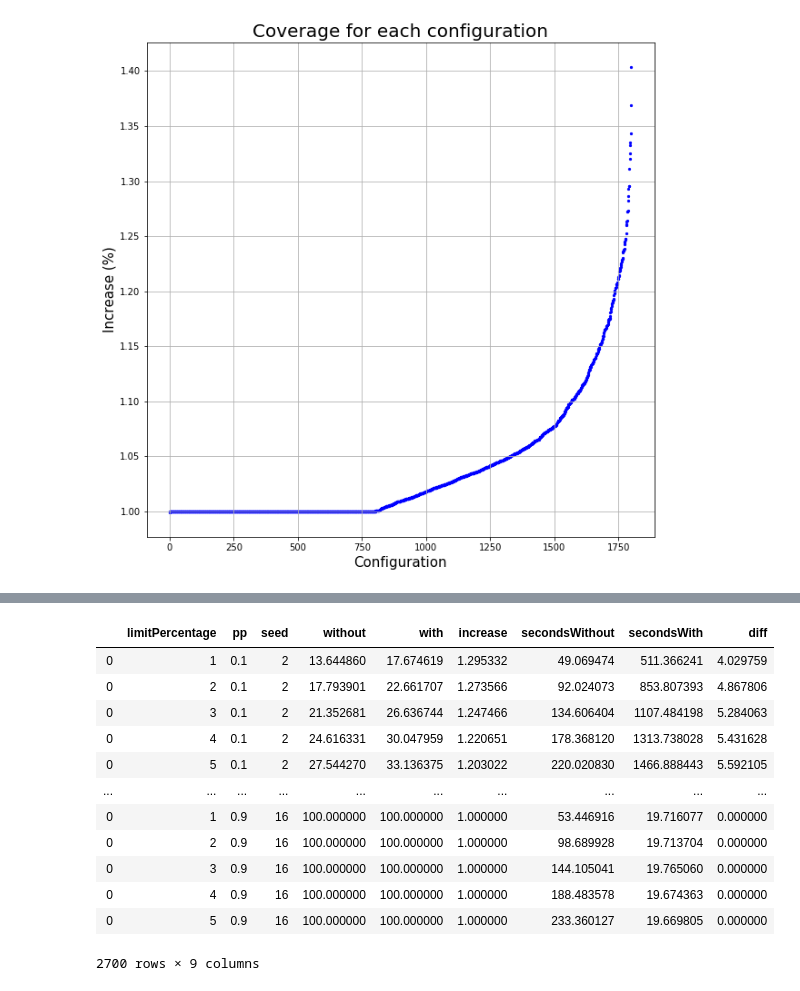
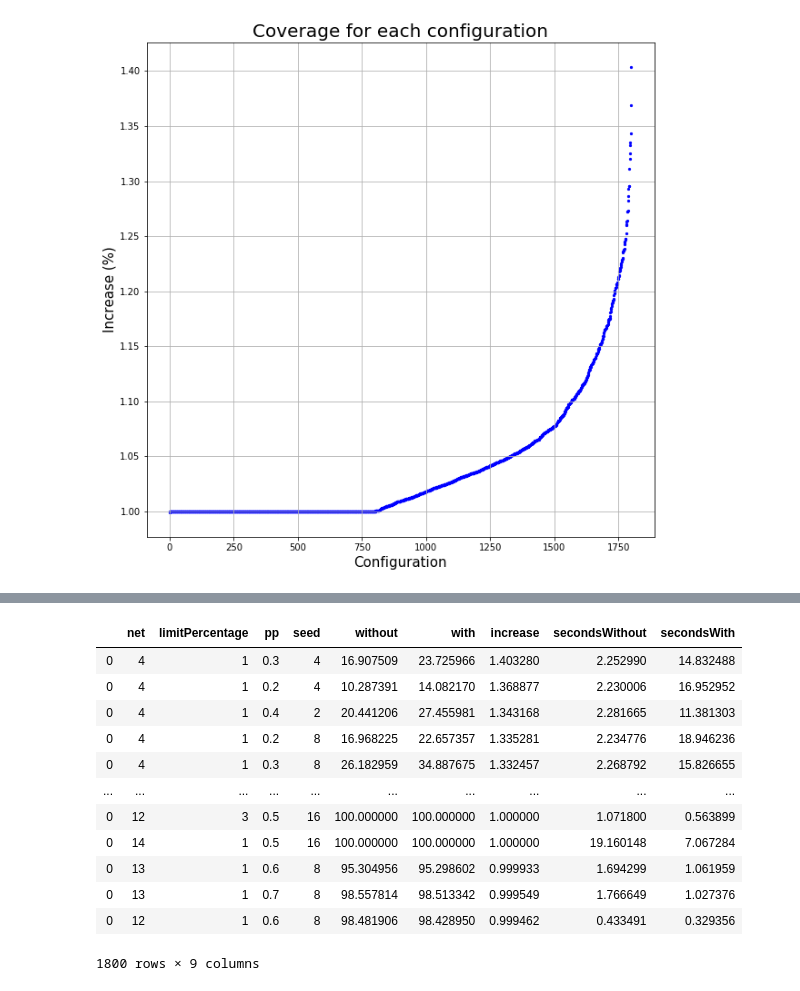
Before and after one commit to patrycze/ICCS2020_VOTERANK, a Jupyter notebook: analysis/last.ipynb, the cells around one changed output, grey strips where cells are left out. Drawn from its saved outputs; the diff is of its cells as text; code cells hidden in the pictures.

```diff
--- a/analysis/last.ipynb
+++ b/analysis/last.ipynb
@@ -161,7 +161,7 @@ for net in [1, 2, 3, 4, 5, 6, 7, 8, 9, 10, 11, 12, 13, 14, 15]:
                 temp_without = pd.DataFrame(subdata_without)
                 temp_with = pd.DataFrame(subdata_with)
 
-                temp = pd.DataFrame({'limitPercentage': limitPercentage, 'pp': pp, 'seed': numberOfSeeds, 'without': [subdata_without['infectedTotalPercentage']], 'with': [subdata_with['infectedTotalPercentage']],
+                temp = pd.DataFrame({'net': net, 'limitPercentage': limitPercentage, 'pp': pp, 'seed': numberOfSeeds, 'without': [subdata_without['infectedTotalPercentage']], 'with': [subdata_with['infectedTotalPercentage']],
                                      'increase': [subdata_with['infectedTotalPercentage'] / subdata_without['infectedTotalPercentage']],'secondsWithout': subdata_without['seconds'], 'secondsWith': subdata_with['seconds']})
 
                 lastRows_with = lastRows_with.append(temp)
@@ -187,7 +187,7 @@ fig, ax = plt.subplots(ncols=1, nrows=1, figsize=(10,10))
 
 # ax.scatter(list(range(len(lastRows_with.index))), lastRows_with['infectedTotalPercentage'], s=10, color='red')
 # ax.scatter(list(range(len(lastRows_without.index))), lastRows_without['infectedTotalPercentage'], s=5, color='blue')
-lastRows_with = lastRows_with.sort_values('increase')
+lastRows_with = lastRows_with.sort_values('without')
 
 
 ax.scatter(list(range(len(lastRows_with.index))), lastRows_with['with'], s=5, color='blue', label='with calculations')
@@ -250,17 +250,19 @@ print('Średnie pokrycie dla wszystkich przypadków bez przeliczania', lastRows_
 # %%
-lastRows_with['diff'] = lastRows_with['with'] - lastRows_with['without']
+lastRows_with = lastRows_with.dropna()
+
+lastRows_with = lastRows_with.sort_values('increase', ascending=False)
 lastRows_with
 # %% [output]
-|  | limitPercentage | pp | seed | without | with | increase | secondsWithout | secondsWith | diff |
-| 0 | 1 | 0.1 | 2 | 13.644860 | 17.674619 | 1.295332 | 49.069474 | 511.366241 | 4.029759 |
-| 0 | 2 | 0.1 | 2 | 17.793901 | 22.661707 | 1.273566 | 92.024073 | 853.807393 | 4.867806 |
-| 0 | 3 | 0.1 | 2 | 21.352681 | 26.636744 | 1.247466 | 134.606404 | 1107.484198 | 5.284063 |
-| 0 | 4 | 0.1 | 2 | 24.616331 | 30.047959 | 1.220651 | 178.368120 | 1313.738028 | 5.431628 |
-| 0 | 5 | 0.1 | 2 | 27.544270 | 33.136375 | 1.203022 | 220.020830 | 1466.888443 | 5.592105 |
+|  | net | limitPercentage | pp | seed | without | with | increase | secondsWithout | secondsWith |
+| 0 | 4 | 1 | 0.3 | 4 | 16.907509 | 23.725966 | 1.403280 | 2.252990 | 14.832488 |
+| 0 | 4 | 1 | 0.2 | 4 | 10.287391 | 14.082170 | 1.368877 | 2.230006 | 16.952952 |
+| 0 | 4 | 1 | 0.4 | 2 | 20.441206 | 27.455981 | 1.343168 | 2.281665 | 11.381303 |
+| 0 | 4 | 1 | 0.2 | 8 | 16.968225 | 22.657357 | 1.335281 | 2.234776 | 18.946236 |
+| 0 | 4 | 1 | 0.3 | 8 | 26.182959 | 34.887675 | 1.332457 | 2.268792 | 15.826655 |
 | ... | ... | ... | ... | ... | ... | ... | ... | ... | ... |
-| 0 | 1 | 0.9 | 16 | 100.000000 | 100.000000 | 1.000000 | 53.446916 | 19.716077 | 0.000000 |
-| 0 | 2 | 0.9 | 16 | 100.000000 | 100.000000 | 1.000000 | 98.689928 | 19.713704 | 0.000000 |
-| 0 | 3 | 0.9 | 16 | 100.000000 | 100.000000 | 1.000000 | 144.105041 | 19.765060 | 0.000000 |
-| 0 | 4 | 0.9 | 16 | 100.000000 | 100.000000 | 1.000000 | 188.483578 | 19.674363 | 0.000000 |
-| 0 | 5 | 0.9 | 16 | 100.000000 | 100.000000 | 1.000000 | 233.360127 | 19.669805 | 0.000000 |
+| 0 | 12 | 3 | 0.5 | 16 | 100.000000 | 100.000000 | 1.000000 | 1.071800 | 0.563899 |
+| 0 | 14 | 1 | 0.5 | 16 | 100.000000 | 100.000000 | 1.000000 | 19.160148 | 7.067284 |
+| 0 | 13 | 1 | 0.6 | 8 | 95.304956 | 95.298602 | 0.999933 | 1.694299 | 1.061959 |
+| 0 | 13 | 1 | 0.7 | 8 | 98.557814 | 98.513342 | 0.999549 | 1.766649 | 1.027376 |
+| 0 | 12 | 1 | 0.6 | 8 | 98.481906 | 98.428950 | 0.999462 | 0.433491 | 0.329356 |
-2700 rows × 9 columns
+1800 rows × 9 columns
```
Also changed, not shown: parts of 11 cells of this notebook.
